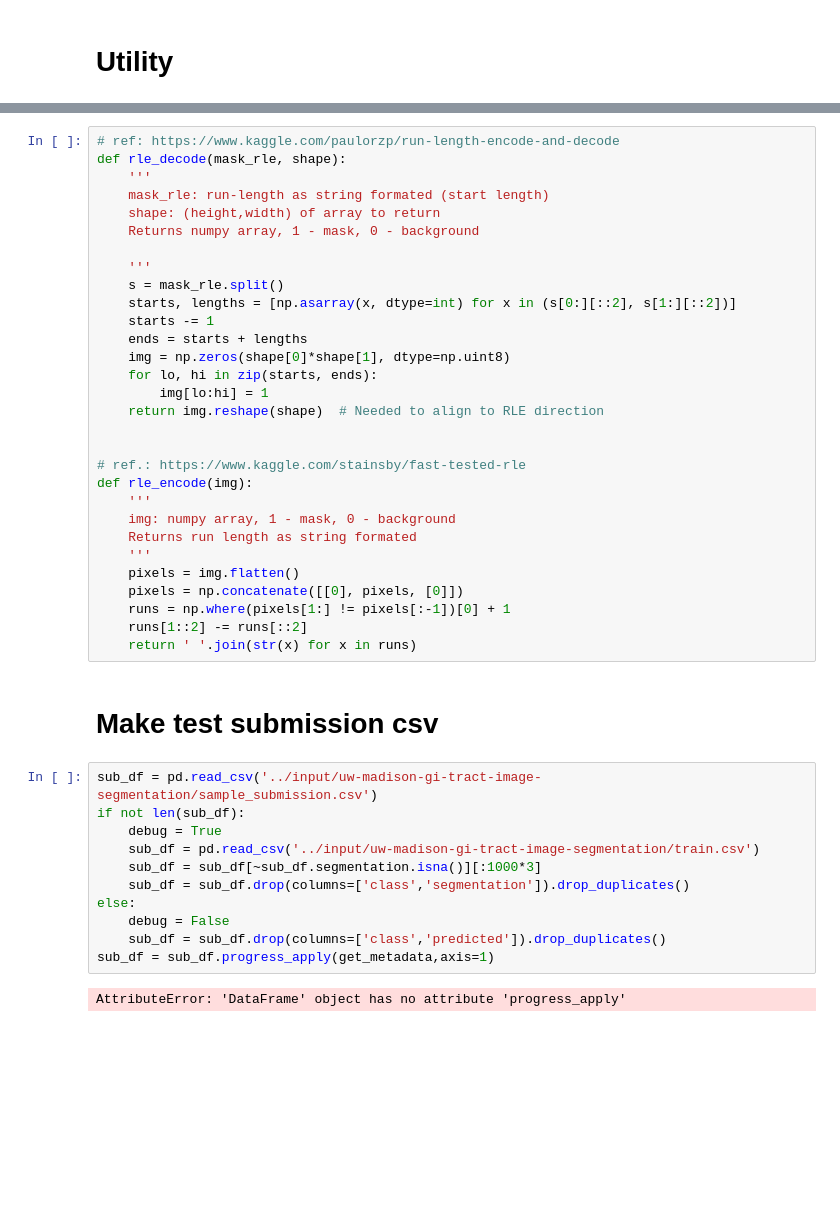
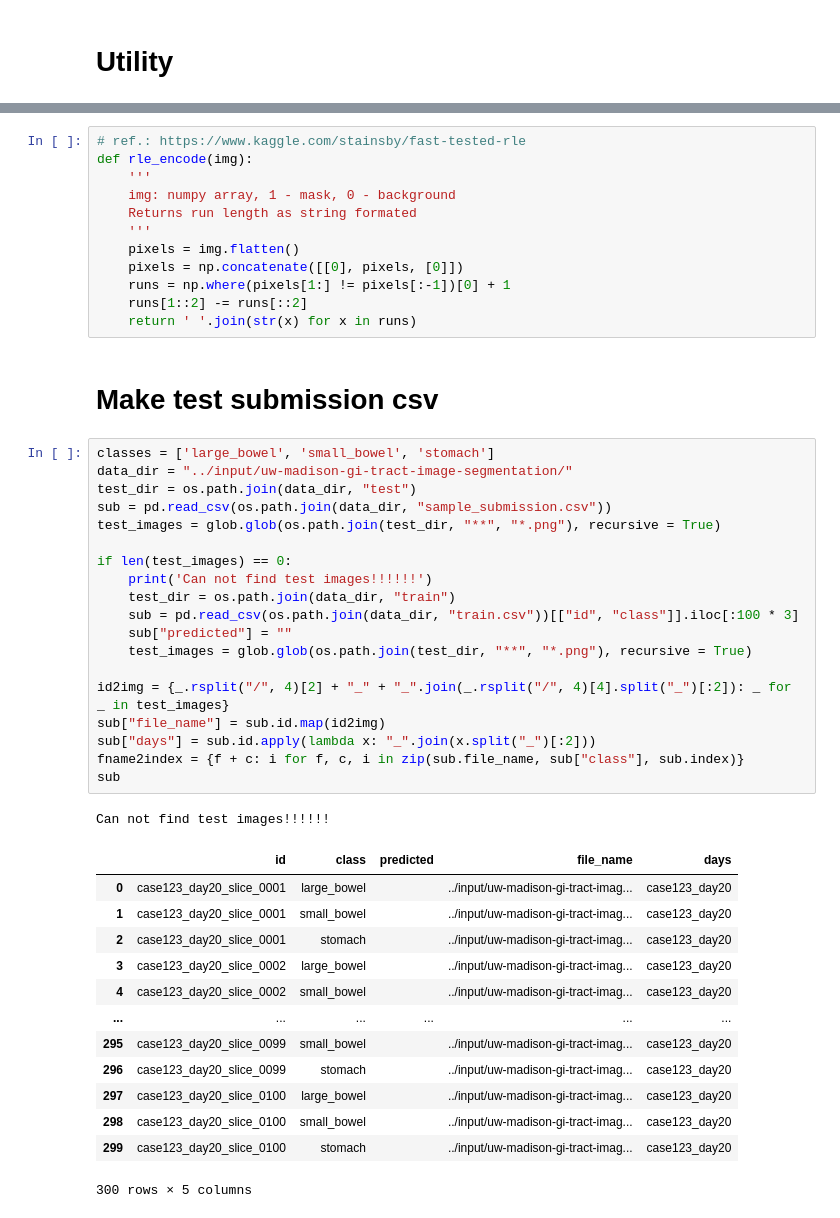
Before and after one commit to zezeze97/kaggle_segmentation, a Jupyter notebook: kaggle_segmentation/submit.ipynb, the cells around one changed output, grey strips where cells are left out. Saved outputs shown, nothing was run; the diff lists cells and outputs as text; blank space fills up the shorter version.

```diff
--- a/kaggle_segmentation/submit.ipynb
+++ b/kaggle_segmentation/submit.ipynb
@@ -109,22 +53,4 @@ def show_img(img, mask=None):
 # %%
-# ref: https://www.kaggle.com/paulorzp/run-length-encode-and-decode
-def rle_decode(mask_rle, shape):
-    '''
-    mask_rle: run-length as string formated (start length)
-    shape: (height,width) of array to return
-    Returns numpy array, 1 - mask, 0 - background
-
-    '''
-    s = mask_rle.split()
-    starts, lengths = [np.asarray(x, dtype=int) for x in (s[0:][::2], s[1:][::2])]
-    starts -= 1
-    ends = starts + lengths
-    img = np.zeros(shape[0]*shape[1], dtype=np.uint8)
-    for lo, hi in zip(starts, ends):
-        img[lo:hi] = 1
-    return img.reshape(shape)  # Needed to align to RLE direction
-
-
 # ref.: https://www.kaggle.com/stainsby/fast-tested-rle
 def rle_encode(img):
     '''
@@ -138,17 +64,38 @@ def rle_encode(img):
     return ' '.join(str(x) for x in runs)
 # %% [markdown]
 # Make test submission csv
-# %%
-sub_df = pd.read_csv('../input/uw-madison-gi-tract-image-segmentation/sample_submission.csv')
-if not len(sub_df):
-    debug = True
-    sub_df = pd.read_csv('../input/uw-madison-gi-tract-image-segmentation/train.csv')
-    sub_df = sub_df[~sub_df.segmentation.isna()][:1000*3]
-    sub_df = sub_df.drop(columns=['class','segmentation']).drop_duplicates()
-else:
-    debug = False
-    sub_df = sub_df.drop(columns=['class','predicted']).drop_duplicates()
-sub_df = sub_df.progress_apply(get_metadata,axis=1)
-# %% [output]
-AttributeError: 'DataFrame' object has no attribute 'progress_apply'
+# %%
+classes = ['large_bowel', 'small_bowel', 'stomach']
+data_dir = "../input/uw-madison-gi-tract-image-segmentation/"
+test_dir = os.path.join(data_dir, "test")
+sub = pd.read_csv(os.path.join(data_dir, "sample_submission.csv"))
+test_images = glob.glob(os.path.join(test_dir, "**", "*.png"), recursive = True)
+
+if len(test_images) == 0:
+    print('Can not find test images!!!!!!')
+    test_dir = os.path.join(data_dir, "train")
+    sub = pd.read_csv(os.path.join(data_dir, "train.csv"))[["id", "class"]].iloc[:100 * 3]
+    sub["predicted"] = ""
+    test_images = glob.glob(os.path.join(test_dir, "**", "*.png"), recursive = True)
+
+id2img = {_.rsplit("/", 4)[2] + "_" + "_".join(_.rsplit("/", 4)[4].split("_")[:2]): _ for _ in test_images}
+sub["file_name"] = sub.id.map(id2img)
+sub["days"] = sub.id.apply(lambda x: "_".join(x.split("_")[:2]))
+fname2index = {f + c: i for f, c, i in zip(sub.file_name, sub["class"], sub.index)}
+sub
+# %% [output]
+Can not find test images!!!!!!
+|  | id | class | predicted | file_name | days |
+| 0 | case123_day20_slice_0001 | large_bowel |  | ../input/uw-madison-gi-tract-imag... | case123_day20 |
+| 1 | case123_day20_slice_0001 | small_bowel |  | ../input/uw-madison-gi-tract-imag... | case123_day20 |
+| 2 | case123_day20_slice_0001 | stomach |  | ../input/uw-madison-gi-tract-imag... | case123_day20 |
+| 3 | case123_day20_slice_0002 | large_bowel |  | ../input/uw-madison-gi-tract-imag... | case123_day20 |
+| 4 | case123_day20_slice_0002 | small_bowel |  | ../input/uw-madison-gi-tract-imag... | case123_day20 |
+| ... | ... | ... | ... | ... | ... |
+| 295 | case123_day20_slice_0099 | small_bowel |  | ../input/uw-madison-gi-tract-imag... | case123_day20 |
+| 296 | case123_day20_slice_0099 | stomach |  | ../input/uw-madison-gi-tract-imag... | case123_day20 |
+| 297 | case123_day20_slice_0100 | large_bowel |  | ../input/uw-madison-gi-tract-imag... | case123_day20 |
+| 298 | case123_day20_slice_0100 | small_bowel |  | ../input/uw-madison-gi-tract-imag... | case123_day20 |
+| 299 | case123_day20_slice_0100 | stomach |  | ../input/uw-madison-gi-tract-imag... | case123_day20 |
+300 rows × 5 columns
 # %% [markdown]
```
Also changed, not shown: parts of 8 cells of this notebook, 1 other file.
